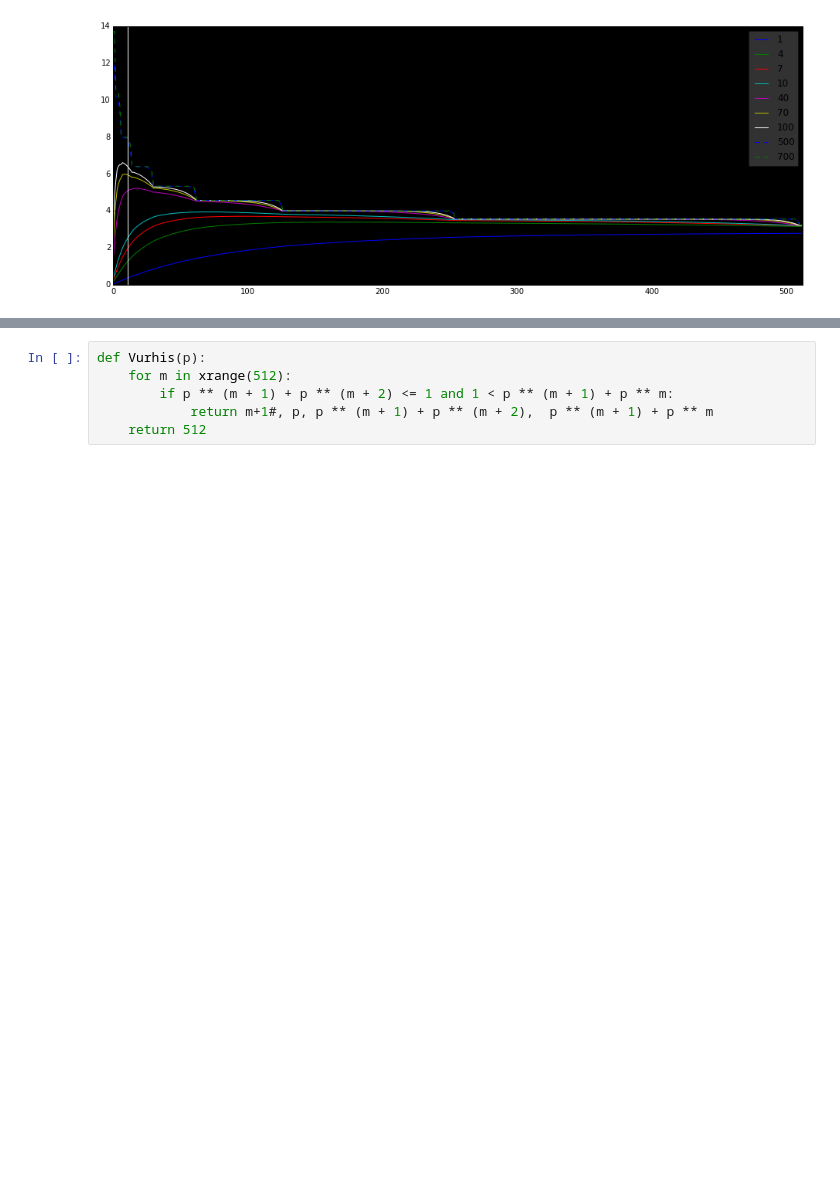
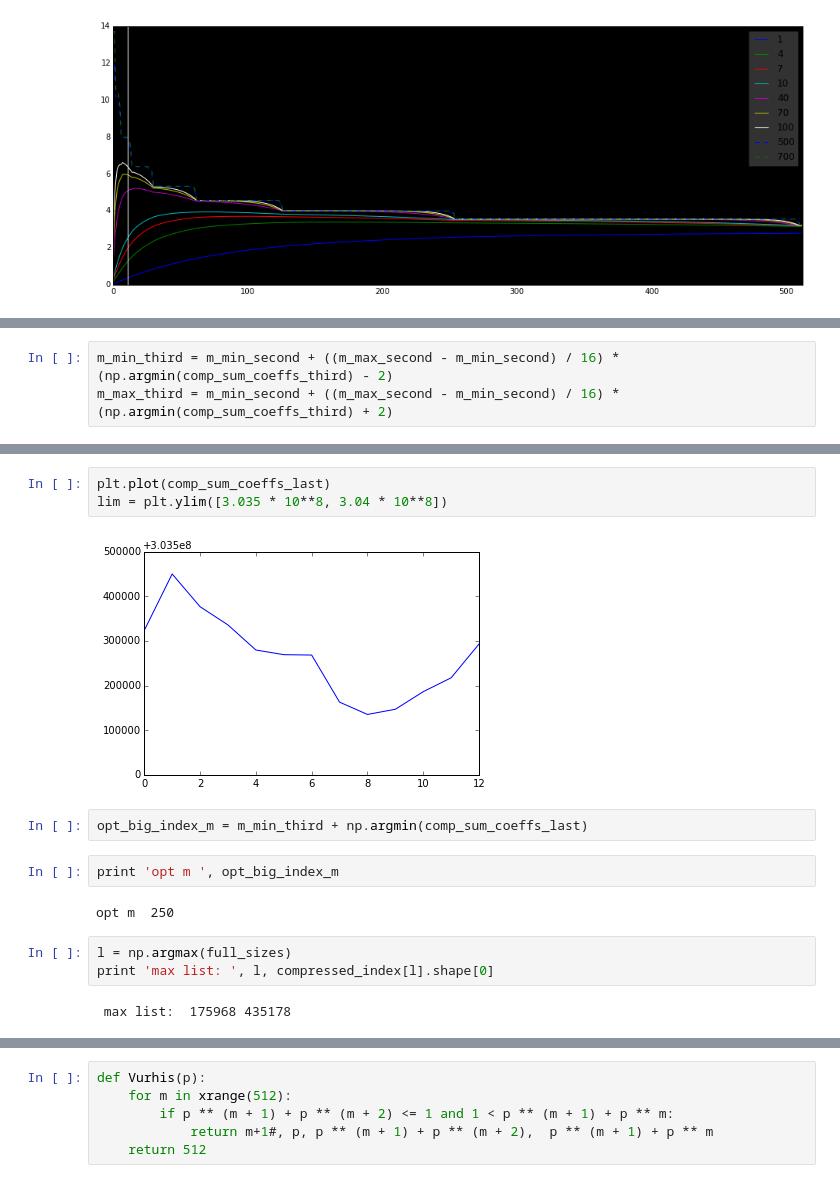
Before and after one commit to 0range/searchSem2, a Jupyter notebook: Seminar2 - Arzumanyan.ipynb, the cells around one changed output, grey strips where cells are left out. Cells and saved outputs as stored; diff of their text form; blank space fills up the shorter version.

```diff
--- a/Seminar2 - Arzumanyan.ipynb
+++ b/Seminar2 - Arzumanyan.ipynb
@@ -129,0 +187,3 @@ print m_opt_l+1, compcoeffs[l,m_opt_l]
+# %%
+m_min_third = m_min_second + ((m_max_second - m_min_second) / 16) * (np.argmin(comp_sum_coeffs_third) - 2)
+m_max_third = m_min_second + ((m_max_second - m_min_second) / 16) * (np.argmin(comp_sum_coeffs_third) + 2)
@@ -129,0 +202,16 @@ print m_opt_l+1, compcoeffs[l,m_opt_l]
+# %%
+plt.plot(comp_sum_coeffs_last)
+lim = plt.ylim([3.035 * 10**8, 3.04 * 10**8])
+# %% [output]
+[figure, added]
+# %%
+opt_big_index_m = m_min_third + np.argmin(comp_sum_coeffs_last)
+# %%
+print 'opt m ', opt_big_index_m
+# %% [output]
+opt m  250
+# %%
+l = np.argmax(full_sizes)
+print 'max list: ', l, compressed_index[l].shape[0]
+# %% [output]
+ max list:  175968 435178
```
Also changed, not shown: parts of 23 cells of this notebook.
